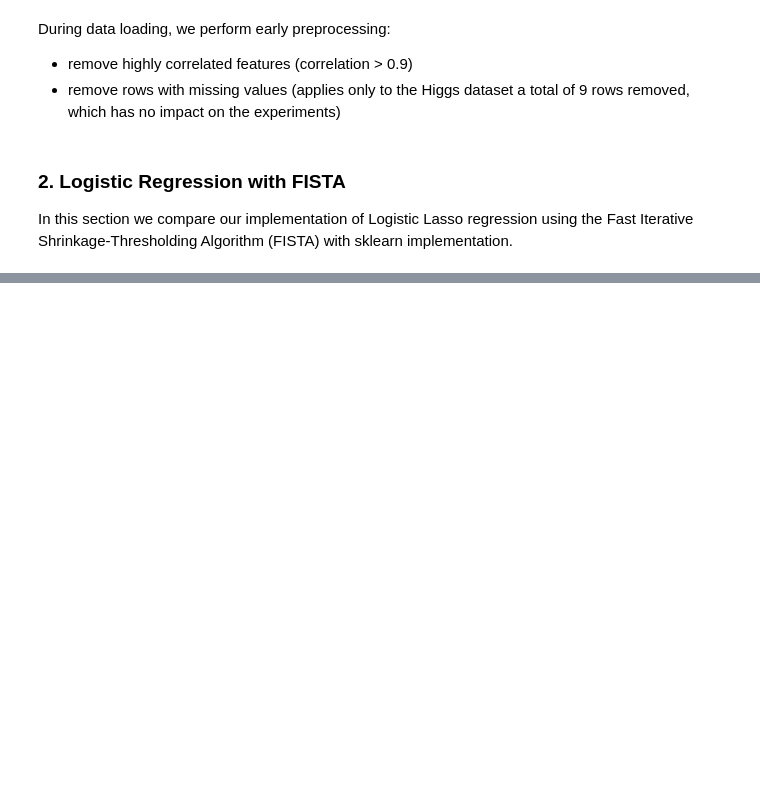
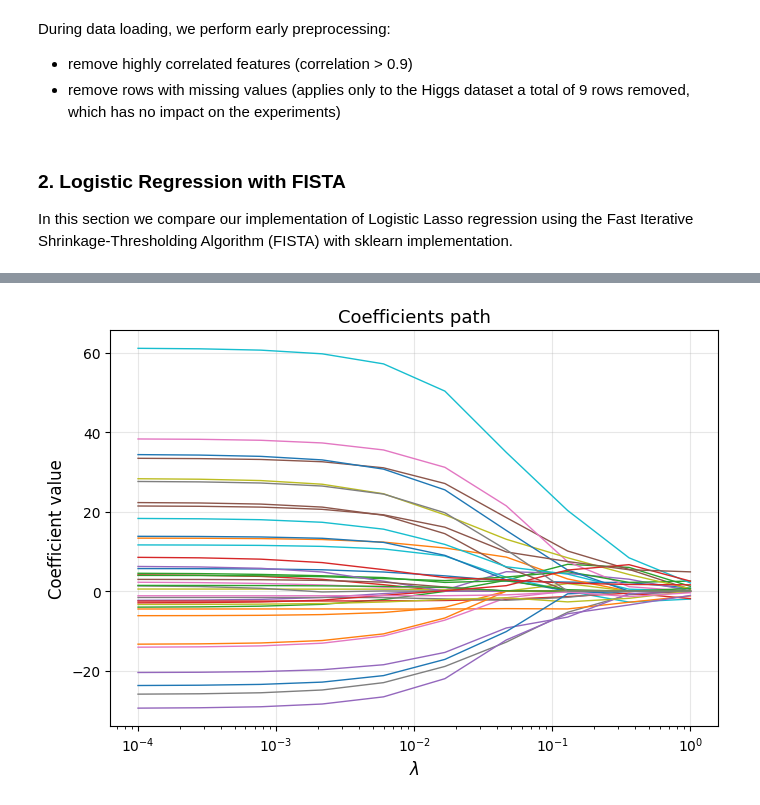
Before and after one commit to kwiatkowskaa/logistic-regression-missing-labels, a Jupyter notebook: notebooks/fista_logreg_unlabeled.ipynb, the cells around one changed output, grey strips where cells are left out. Drawn from its saved outputs; the diff is of its cells as text; code cells hidden in the pictures; blank space fills up the shorter version.

```diff
--- a/notebooks/fista_logreg_unlabeled.ipynb
+++ b/notebooks/fista_logreg_unlabeled.ipynb
@@ -63,0 +92,4 @@ In this section we compare our implementation of Logistic Lasso regression using
+# %%
+model.plot_coefficients()
+# %% [output]
+[figure, added]
```
Also changed, not shown: parts of 5 cells of this notebook, 1 other file.
